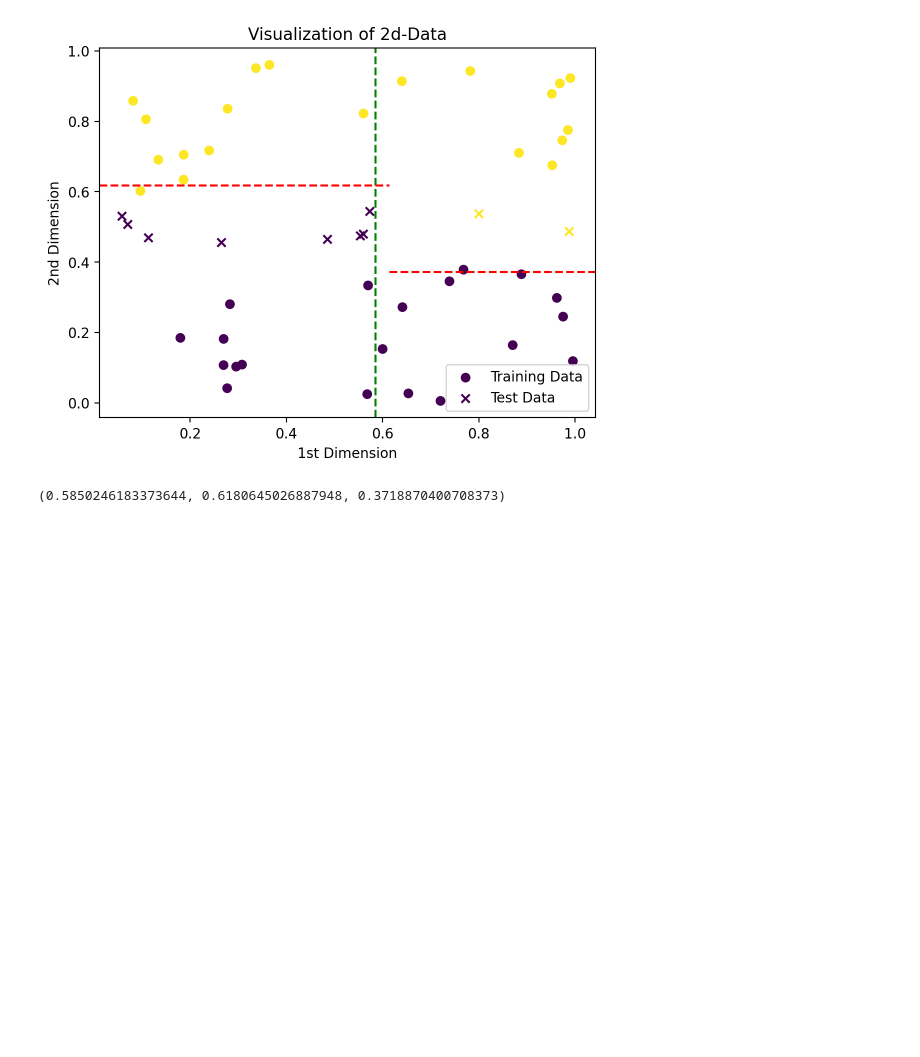
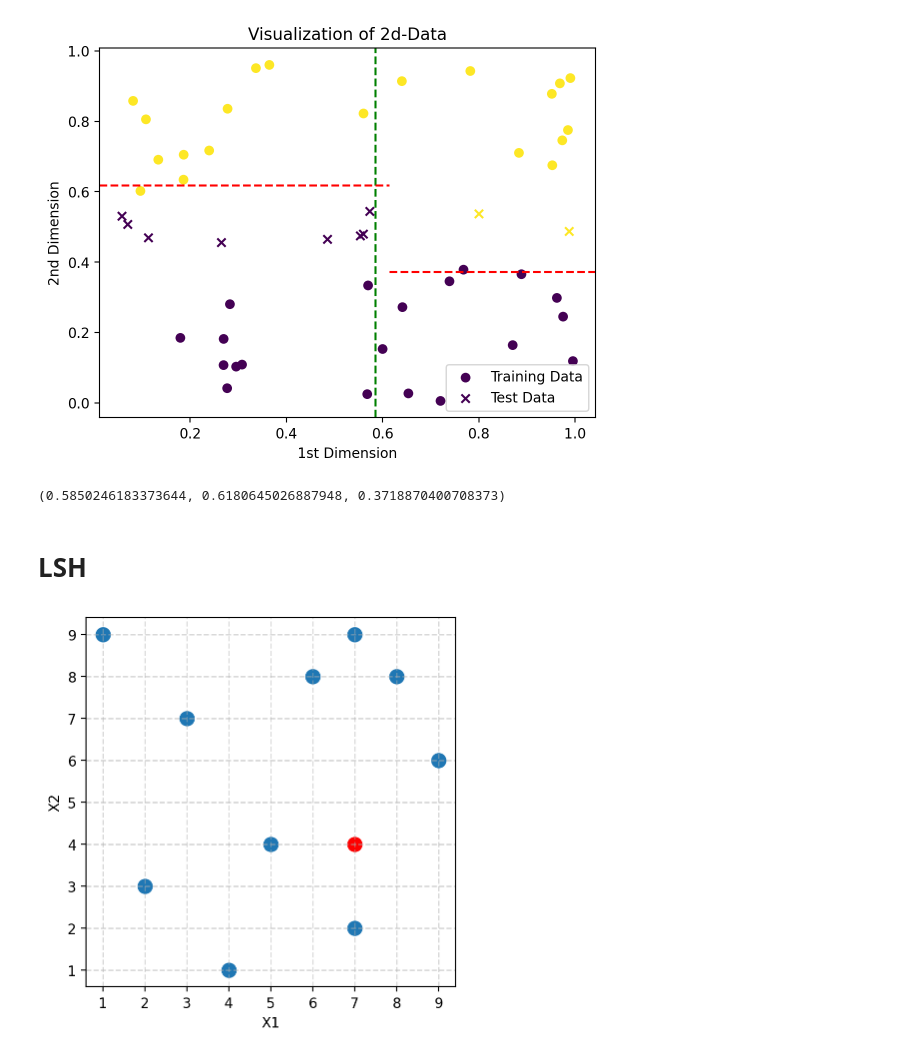
Before and after one commit to YYashraj/Assignment4-ES335-2024-sanity-descent, a Jupyter notebook: KNN.ipynb, the cells around one changed output. Saved outputs shown, nothing was run; the diff lists cells and outputs as text; code cells hidden in the pictures; blank space fills up the shorter version.

```diff
--- a/KNN.ipynb
+++ b/KNN.ipynb
@@ -521,3 +529,25 @@ median_value_2 = cal_median(sorted_points_2, 1)
 median_value , median_value_1 , median_value_2
 # %% [output]
 (0.5850246183373644, 0.6180645026887948, 0.3718870400708373)
+# %% [markdown]
+# LSH
+# %%
+X = np.array([[1, 9], [2, 3], [4, 1], [3, 7], [5, 4], [6, 8], [7, 2], [8, 8], [7, 9], [9, 6]])
+
+query_pt = np.array([7, 4])
+
+def plot_dataset():
+    plt.scatter(X[:, 0], X[:, 1], s=100)
+    plt.xlabel('X1')
+    plt.ylabel('X2')
+    plt.gca().set_aspect('equal', adjustable='box')
+    plt.grid(True, which='both', axis='both', linestyle='--', linewidth=1, alpha=0.5)
+    plt.xticks(np.arange(min(X[:, 0]), max(X[:, 0])+1, 1))
+    plt.yticks(np.arange(min(X[:, 1]), max(X[:, 1])+1, 1))
+
+    plt.scatter(query_pt[0], query_pt[1], color='red', s=100)
+
+
+plot_dataset()
+# %% [output]
+[figure, added]
```
Also changed, not shown: parts of 13 cells of this notebook.
